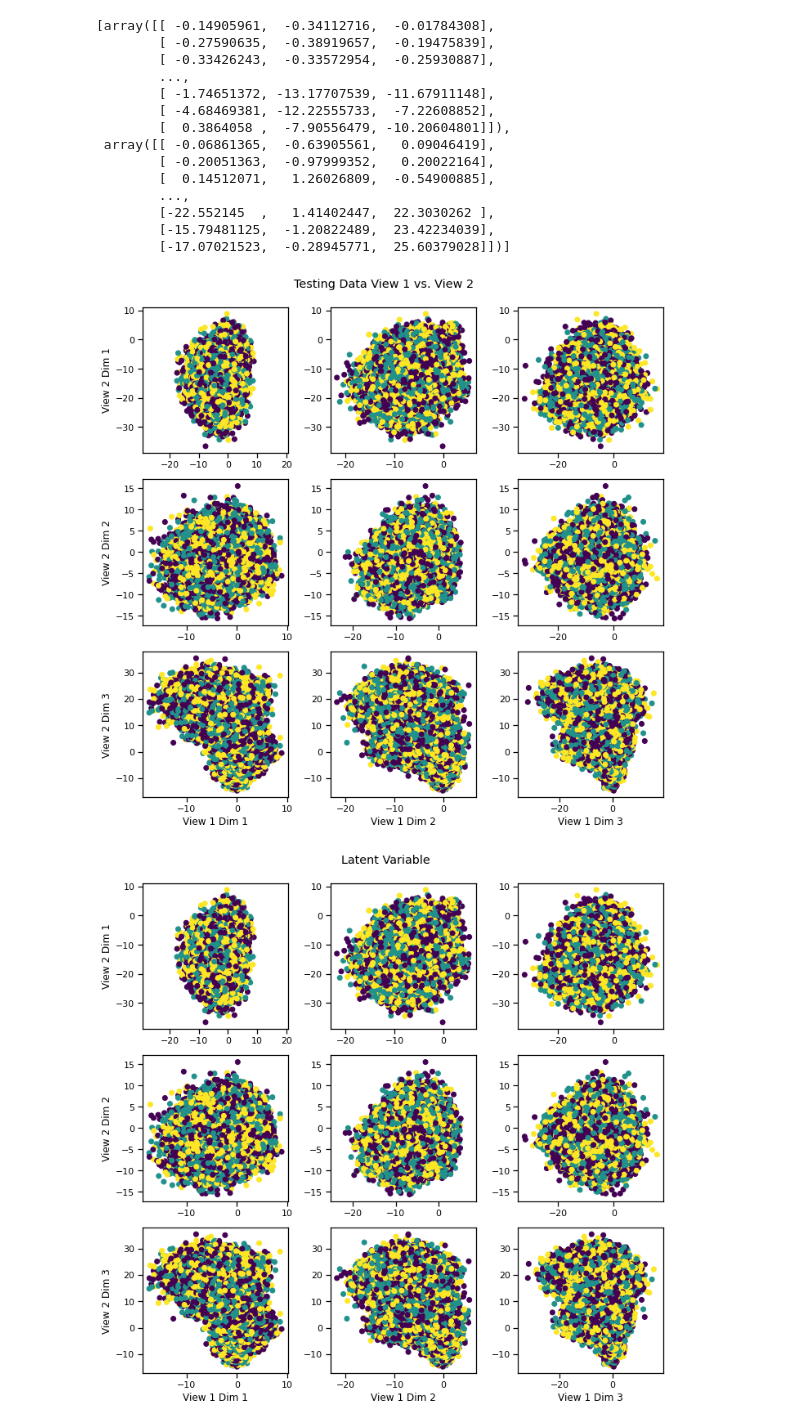
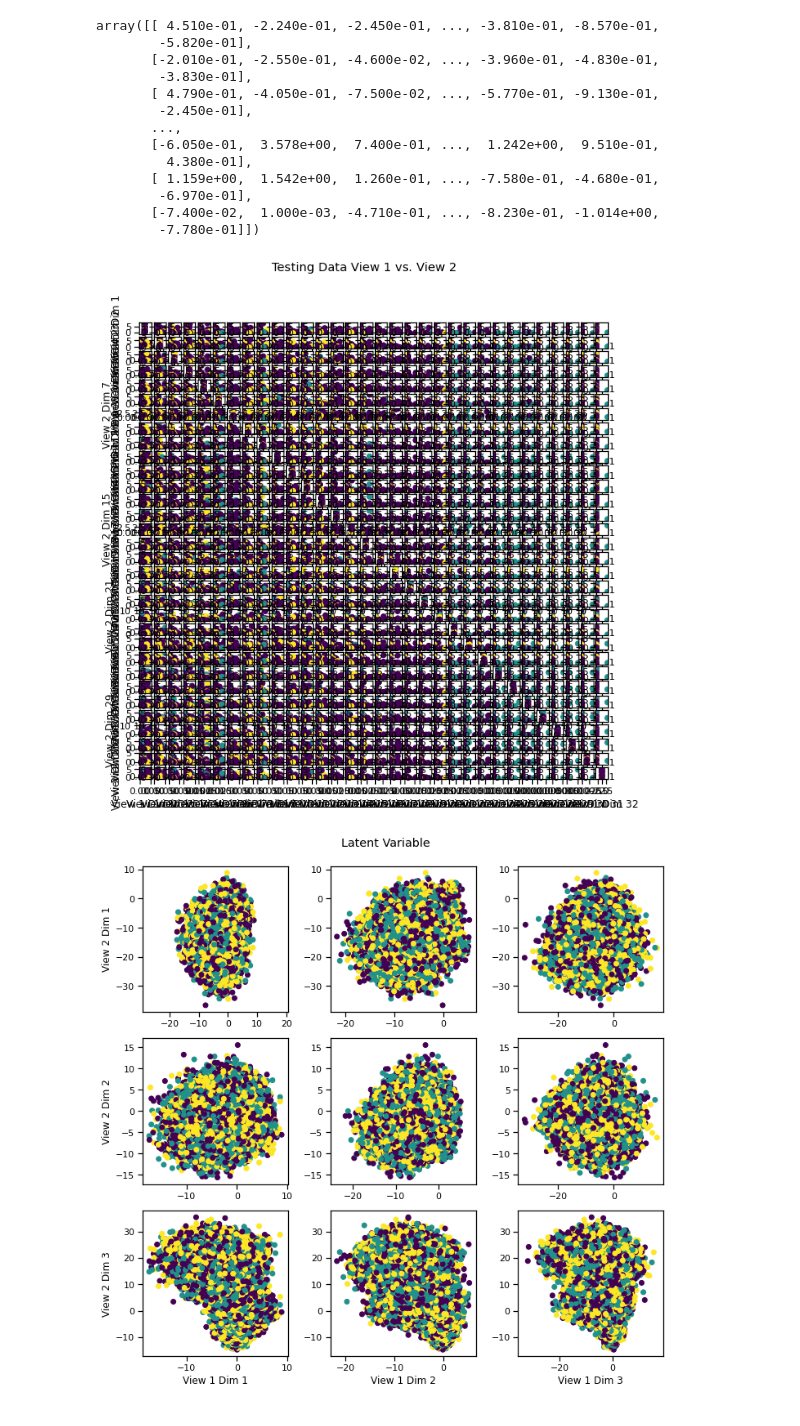
Before and after one commit to saber258/EEG_Text_alignment, a Jupyter notebook: main_trans/view.ipynb, the cells around one changed output. Drawn from its saved outputs; the diff is of its cells as text; code cells hidden in the pictures.

```diff
--- a/main_trans/view.ipynb
+++ b/main_trans/view.ipynb
@@ -87,3 +313,11 @@ df_test2_lbl = np.loadtxt('arousal2_trans_baseline_DCCA_only_all_label2_test.txt
+# %%
+df_train_eeg = df_train_eeg.values
+df_val_eeg = df_val_eeg.values
+df_test_eeg = df_test_eeg.values
+
+eeg_train = df_train_eeg[:, 1:]
+eeg_val = df_val_eeg[:, 1:]
+eeg_test = df_test_eeg[:, 1:]
 # %%
 n_samples = 2000
 means = [[0, 1], [0, -1]]
@@ -91,3 +325,7 @@ covariances = [np.eye(2), np.eye(2)]
 Xs, y, latent = make_gaussian_mixture(
       n_samples, means, covariances, transform='poly', random_state=42,
       shuffle=True, shuffle_random_state=42, return_latents=True)
+# %%
+Xs = []
+Xs.append(text_train)
+Xs.append(eeg_train)
@@ -94,21 +336,18 @@ Xs, y, latent = make_gaussian_mixture(
+# %%
+y_train = y_train.values
 # %%
-Xs
+Xs[1]
 # %% [output]
-[array([[ -0.14905961,  -0.34112716,  -0.01784308],
-        [ -0.27590635,  -0.38919657,  -0.19475839],
-        [ -0.33426243,  -0.33572954,  -0.25930887],
-        ...,
-        [ -1.74651372, -13.17707539, -11.67911148],
-        [ -4.68469381, -12.22555733,  -7.22608852],
-        [  0.3864058 ,  -7.90556479, -10.20604801]]),
- array([[ -0.06861365,  -0.63905561,   0.09046419],
-        [ -0.20051363,  -0.97999352,   0.20022164],
-        [  0.14512071,   1.26026809,  -0.54900885],
-        ...,
-        [-22.552145  ,   1.41402447,  22.3030262 ],
-        [-15.79481125,  -1.20822489,  23.42234039],
-        [-17.07021523,  -0.28945771,  25.60379028]])]
+array([[ 4.510e-01, -2.240e-01, -2.450e-01, ..., -3.810e-01, -8.570e-01,
+        -5.820e-01],
+       [-2.010e-01, -2.550e-01, -4.600e-02, ..., -3.960e-01, -4.830e-01,
+        -3.830e-01],
+       [ 4.790e-01, -4.050e-01, -7.500e-02, ..., -5.770e-01, -9.130e-01,
+        -2.450e-01],
+       ...,
+       [-6.050e-01,  3.578e+00,  7.400e-01, ...,  1.242e+00,  9.510e-01,
+         4.380e-01],
+       [ 1.159e+00,  1.542e+00,  1.260e-01, ..., -7.580e-01, -4.680e-01,
+        -6.970e-01],
+       [-7.400e-02,  1.000e-03, -4.710e-01, ..., -8.230e-01, -1.014e+00,
+        -7.780e-01]])
-# %%
-Xs = []
-Xs.append(df_train1)
-Xs.append(df_train2)
@@ -119,9 +354,9 @@ Xs_test.append(df_test2)
 # %%
-crossviews_plot(Xs, labels=df_train1_lbl,
+crossviews_plot(Xs, labels=y_train ,
                 title='Testing Data View 1 vs. View 2 ',
                 equal_axes=True)
 # %% [output]
-[figure, old version]
+[figure, new version]
 # %%
 crossviews_plot([df_train1, df_train2], labels=df_train1_lbl,
                 title='Latent Variable', equal_axes=True)
```
Also changed, not shown: parts of 10 cells of this notebook, 19 other files.
